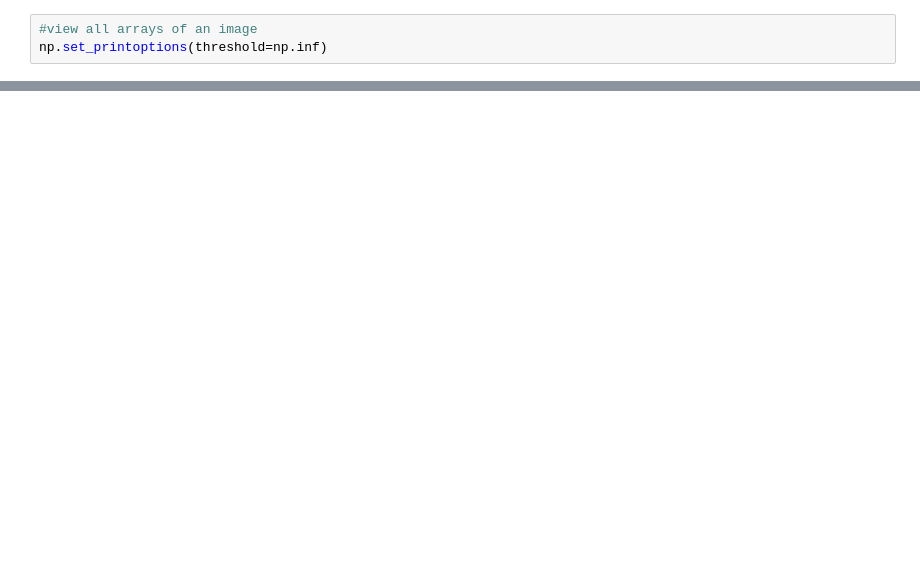
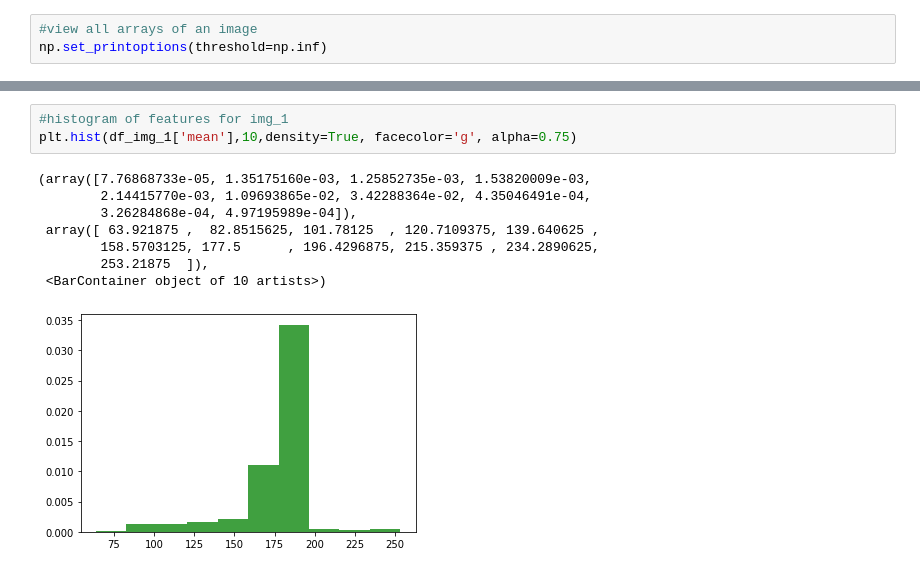
Before and after one commit to vathanahim/IAC620_Assignment_1, a Jupyter notebook: Him_Assignment1.ipynb, the cells around one changed output, grey strips where cells are left out. Cells and saved outputs as stored; diff of their text form; blank space fills up the shorter version.

```diff
--- a/Him_Assignment1.ipynb
+++ b/Him_Assignment1.ipynb
@@ -129,0 +163,12 @@ data/
+# %%
+#histogram of features for img_1
+plt.hist(df_img_1['mean'],10,density=True, facecolor='g', alpha=0.75)
+# %% [output]
+(array([7.76868733e-05, 1.35175160e-03, 1.25852735e-03, 1.53820009e-03,
+        2.14415770e-03, 1.09693865e-02, 3.42288364e-02, 4.35046491e-04,
+        3.26284868e-04, 4.97195989e-04]),
+ array([ 63.921875 ,  82.8515625, 101.78125  , 120.7109375, 139.640625 ,
+        158.5703125, 177.5      , 196.4296875, 215.359375 , 234.2890625,
+        253.21875  ]),
+ <BarContainer object of 10 artists>)
+[figure, added]
```
Also changed, not shown: parts of 10 cells of this notebook, 8 other files.
